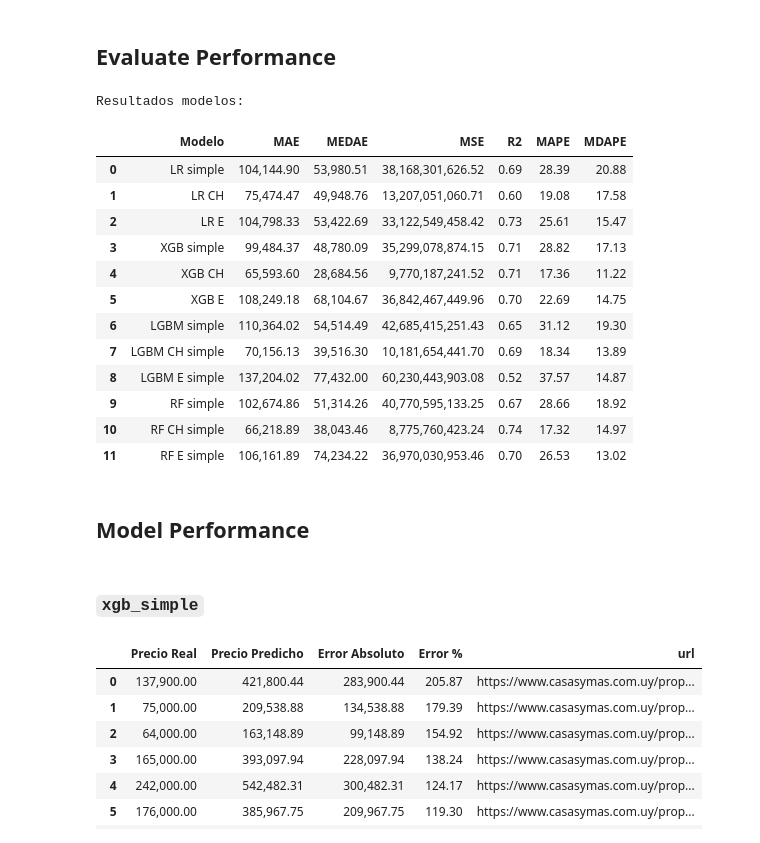
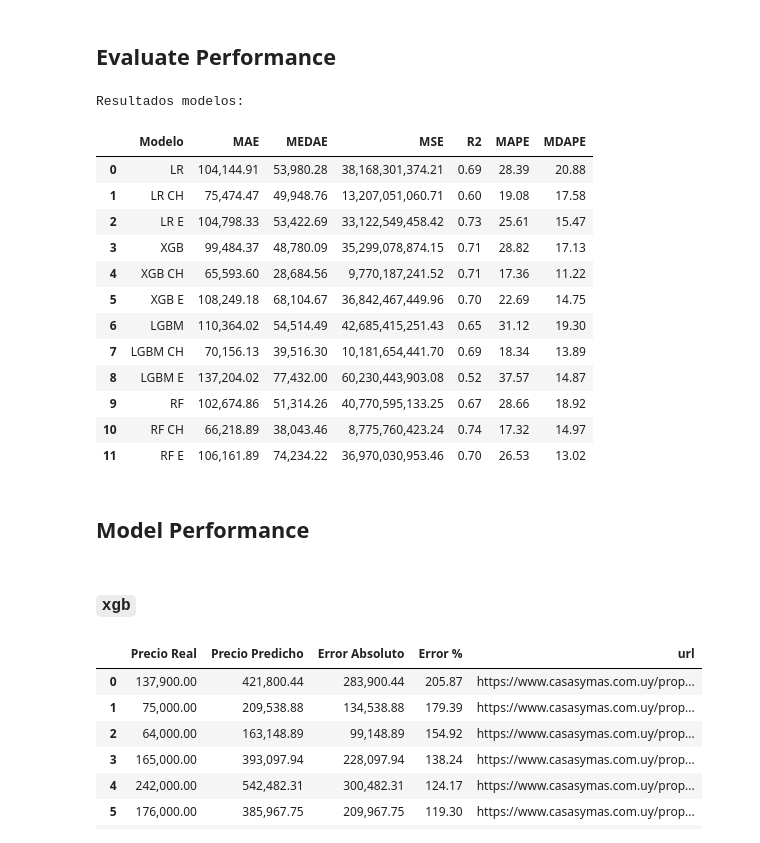
Before and after one commit to feliperenom/tesis-mcd-inm, a Jupyter notebook: notebooks/experimento_1_original.ipynb, the cells around one changed output. Saved outputs shown, nothing was run; the diff lists cells and outputs as text; code cells hidden in the pictures.

```diff
--- a/notebooks/experimento_1_original.ipynb
+++ b/notebooks/experimento_1_original.ipynb
@@ -376,5 +376,5 @@ Nombres de modelos:
 # %%
-xgb_simple = train_xgboost(
+xgb = train_xgboost(
     X_train_prep_all_municipios,
     y_train_all_municipios
 )
@@ -756,18 +756,18 @@ municipio e y features simples
 # %%
-rf_municipio_e_simple = train_random_forest(X_train_prep_e, y_train_e)
+rf_municipio_e = train_random_forest(X_train_prep_e, y_train_e)
 
-print("Modelo entrenado:", rf_municipio_e_simple)
+print("Modelo entrenado:", rf_municipio_e)
 # %% [output]
 Modelo entrenado: RandomForestRegressor(max_depth=20, max_features='sqrt', min_samples_leaf=2,
                       min_samples_split=5, n_estimators=600, n_jobs=-1,
                       random_state=42)
 # %%
-mse_rf_municipio_e_simple, r2_rf_municipio_e_simple, mae_rf_municipio_e_simple, medae_rf_municipio_e_simple, mape_rf_municipio_e_simple, mdape_rf_municipio_e_simple = evaluate_model(rf_municipio_e_simple, X_test_prep_e, y_test_e)
+mse_rf_municipio_e, r2_rf_municipio_e, mae_rf_municipio_e, medae_rf_municipio_e, mape_rf_municipio_e, mdape_rf_municipio_e = evaluate_model(rf_municipio_e, X_test_prep_e, y_test_e)
 
-print(f"Mean Squared Error (Real): {mse_rf_municipio_e_simple}")
-print(f"R² Score (Real): {r2_rf_municipio_e_simple}")
-print(f"Mean Absolute Error (Real): {mae_rf_municipio_e_simple}")
-print(f"Median Absolute Error (Real): {medae_rf_municipio_e_simple}")
-print(f"MAPE: {mape_rf_municipio_e_simple}")
-print(f"Median Absolute Percentage Error (%): {mdape_rf_municipio_e_simple}")
+print(f"Mean Squared Error (Real): {mse_rf_municipio_e}")
+print(f"R² Score (Real): {r2_rf_municipio_e}")
+print(f"Mean Absolute Error (Real): {mae_rf_municipio_e}")
+print(f"Median Absolute Error (Real): {medae_rf_municipio_e}")
+print(f"MAPE: {mape_rf_municipio_e}")
+print(f"Median Absolute Percentage Error (%): {mdape_rf_municipio_e}")
 # %% [output]
@@ -938,50 +938,50 @@ mdape_models_simple_custom = [
 # %%
 # Nombres de los modelos
-model_names_simple_custom = [
-    "LR simple",
+model_names_custom = [
+    "LR ",
     "LR CH",
     "LR E",
-    "XGB simple",
+    "XGB ",
     "XGB CH",
     "XGB E",
-    "LGBM simple",
-    "LGBM CH simple",
-    "LGBM E simple",
-    "RF simple",
-    "RF CH simple",
-    "RF E simple"
+    "LGBM ",
+    "LGBM CH ",
+    "LGBM E ",
+    "RF ",
+    "RF CH ",
+    "RF E "
 ]
 
 # Generar la tabla
-tabla_simple_custom = crear_tabla_resultados(
-    model_names_simple_custom,
-    mse_models_simple_custom,
-    r2_models_simple_custom,
-    mae_models_simple_custom,
-    medae_models_simple_custom,
-    mape_models_simple_custom,
-    mdape_models_simple_custom
+tabla_custom = crear_tabla_resultados(
+    model_names_custom,
+    mse_models_custom,
+    r2_models_custom,
+    mae_models_custom,
+    medae_models_custom,
+    mape_models_custom,
+    mdape_models_custom
 )
 
 print("Resultados modelos:")
-tabla_simple_custom
+tabla_custom
 # %% [output]
 Resultados modelos:
 |  | Modelo | MAE | MEDAE | MSE | R2 | MAPE | MDAPE |
-| 0 | LR simple | 104,144.90 | 53,980.51 | 38,168,301,626.52 | 0.69 | 28.39 | 20.88 |
+| 0 | LR | 104,144.91 | 53,980.28 | 38,168,301,374.21 | 0.69 | 28.39 | 20.88 |
 | 1 | LR CH | 75,474.47 | 49,948.76 | 13,207,051,060.71 | 0.60 | 19.08 | 17.58 |
 | 2 | LR E | 104,798.33 | 53,422.69 | 33,122,549,458.42 | 0.73 | 25.61 | 15.47 |
-| 3 | XGB simple | 99,484.37 | 48,780.09 | 35,299,078,874.15 | 0.71 | 28.82 | 17.13 |
+| 3 | XGB | 99,484.37 | 48,780.09 | 35,299,078,874.15 | 0.71 | 28.82 | 17.13 |
 | 4 | XGB CH | 65,593.60 | 28,684.56 | 9,770,187,241.52 | 0.71 | 17.36 | 11.22 |
 | 5 | XGB E | 108,249.18 | 68,104.67 | 36,842,467,449.96 | 0.70 | 22.69 | 14.75 |
-| 6 | LGBM simple | 110,364.02 | 54,514.49 | 42,685,415,251.43 | 0.65 | 31.12 | 19.30 |
-| 7 | LGBM CH simple | 70,156.13 | 39,516.30 | 10,181,654,441.70 | 0.69 | 18.34 | 13.89 |
-| 8 | LGBM E simple | 137,204.02 | 77,432.00 | 60,230,443,903.08 | 0.52 | 37.57 | 14.87 |
-| 9 | RF simple | 102,674.86 | 51,314.26 | 40,770,595,133.25 | 0.67 | 28.66 | 18.92 |
-| 10 | RF CH simple | 66,218.89 | 38,043.46 | 8,775,760,423.24 | 0.74 | 17.32 | 14.97 |
-| 11 | RF E simple | 106,161.89 | 74,234.22 | 36,970,030,953.46 | 0.70 | 26.53 | 13.02 |
+| 6 | LGBM | 110,364.02 | 54,514.49 | 42,685,415,251.43 | 0.65 | 31.12 | 19.30 |
+| 7 | LGBM CH | 70,156.13 | 39,516.30 | 10,181,654,441.70 | 0.69 | 18.34 | 13.89 |
+| 8 | LGBM E | 137,204.02 | 77,432.00 | 60,230,443,903.08 | 0.52 | 37.57 | 14.87 |
+| 9 | RF | 102,674.86 | 51,314.26 | 40,770,595,133.25 | 0.67 | 28.66 | 18.92 |
+| 10 | RF CH | 66,218.89 | 38,043.46 | 8,775,760,423.24 | 0.74 | 17.32 | 14.97 |
+| 11 | RF E | 106,161.89 | 74,234.22 | 36,970,030,953.46 | 0.70 | 26.53 | 13.02 |
 # %% [markdown]
 ## Model Performance
 # %% [markdown]
-### `xgb_simple`
+### `xgb`
 # %%
```
Also changed, not shown: parts of 60 cells of this notebook, 3 other files.
